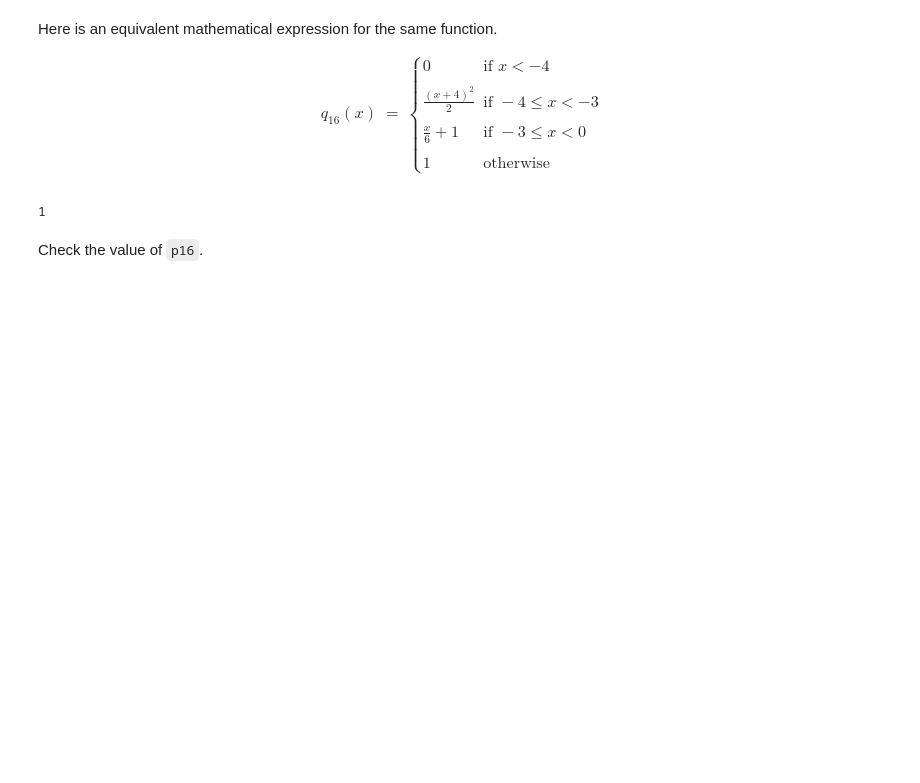
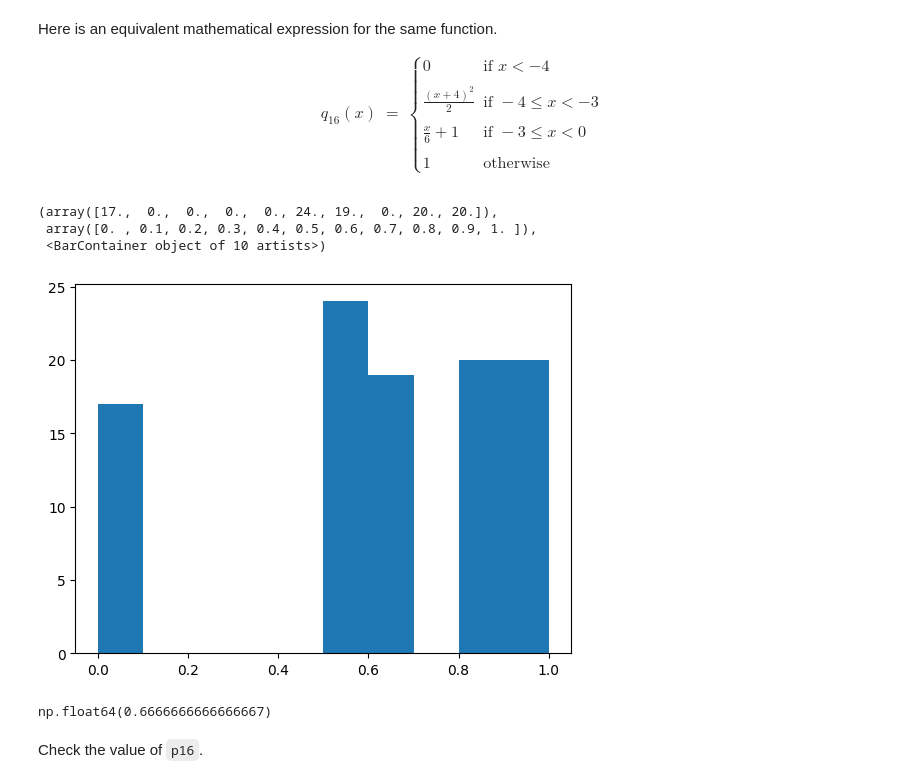
Before and after one commit to kmstepka/dx601-homework-05, a Jupyter notebook: homework.ipynb, the cells around one changed output. Saved outputs shown, nothing was run; the diff lists cells and outputs as text; code cells hidden in the pictures; blank space fills up the shorter version.

```diff
--- a/homework.ipynb
+++ b/homework.ipynb
@@ -497,7 +497,14 @@ q_{16}(x) & = & \begin{cases}
 1 & \text{otherwise}
 \end{cases}
 \end{array}
+# %%
+plt.hist([q16(random.randint(-4,0)) for i in range(100)])#, [i for i in range(100)])
+# %% [output]
+(array([17.,  0.,  0.,  0.,  0., 24., 19.,  0., 20., 20.]),
+ array([0. , 0.1, 0.2, 0.3, 0.4, 0.5, 0.6, 0.7, 0.8, 0.9, 1. ]),
+ <BarContainer object of 10 artists>)
+[figure, added]
 # %%
-q16(random.randint(-4,0))
+np.median([q16(random.randint(-4,0)) for i in range(10000)])
 # %% [output]
-1
+np.float64(0.6666666666666667)
```
Also changed, not shown: parts of 22 cells of this notebook.
